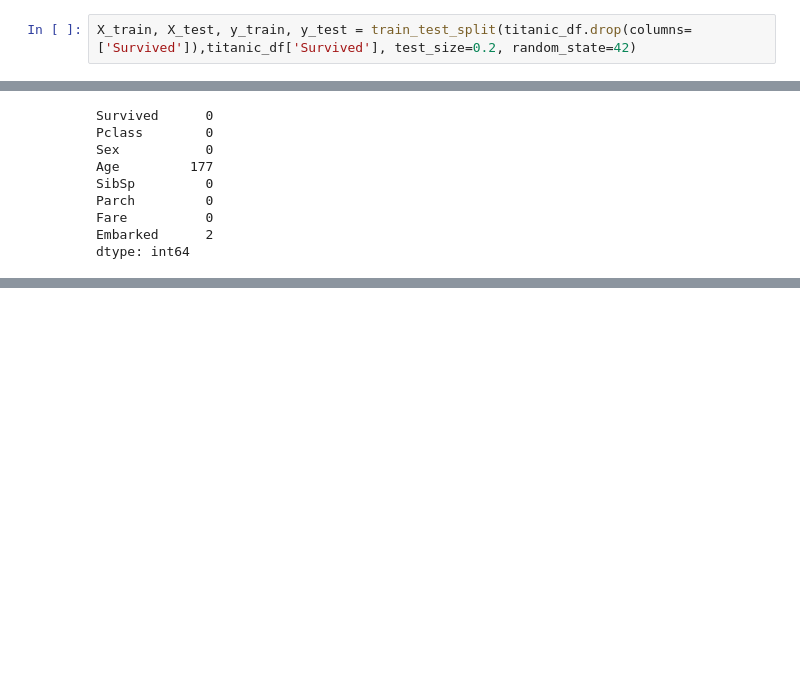
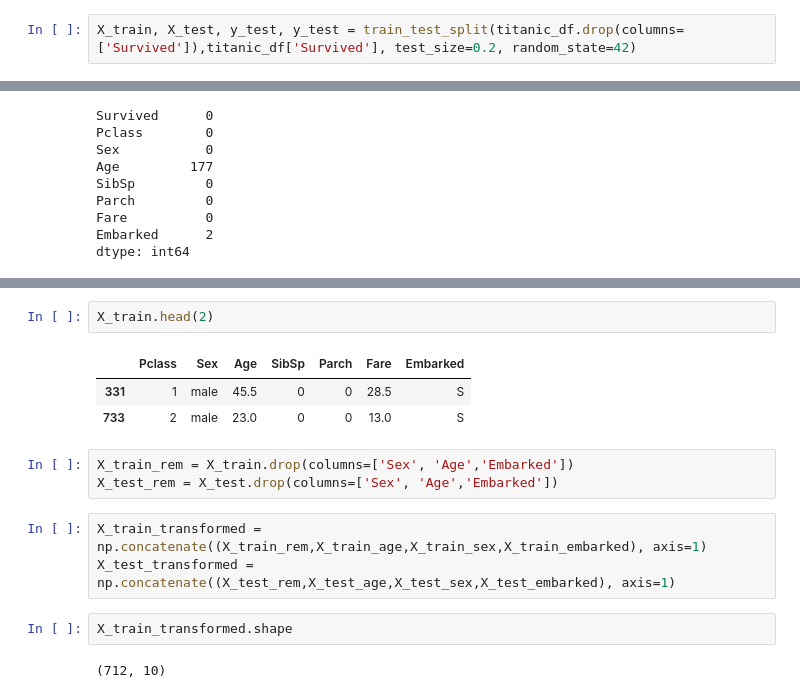
Before and after one commit to shushant15/100_days_machine_learning, a Jupyter notebook: day29-sklearn-pipelines/titanic-without-pipeline.ipynb, the cells around one changed output, grey strips where cells are left out. Saved outputs shown, nothing was run; the diff lists cells and outputs as text; blank space fills up the shorter version.

```diff
--- a/day29-sklearn-pipelines/titanic-without-pipeline.ipynb
+++ b/day29-sklearn-pipelines/titanic-without-pipeline.ipynb
@@ -49,7 +50,7 @@ titanic_df.head()
 | 3 | 1 | 1 | female | 35.0 | 1 | 0 | 53.1000 | S |
 | 4 | 0 | 3 | male | 35.0 | 0 | 0 | 8.0500 | S |
 # %%
-X_train, X_test, y_train, y_test = train_test_split(titanic_df.drop(columns=['Survived']),titanic_df['Survived'], test_size=0.2, random_state=42)
+X_train, X_test, y_test, y_test = train_test_split(titanic_df.drop(columns=['Survived']),titanic_df['Survived'], test_size=0.2, random_state=42)
 # %%
 X_train.head()
 # %% [output]
@@ -91,0 +118,16 @@ X_test_embarked = si_embarked.transform(X_test[['Embarked']])
+# %%
+X_train.head(2)
+# %% [output]
+|  | Pclass | Sex | Age | SibSp | Parch | Fare | Embarked |
+| 331 | 1 | male | 45.5 | 0 | 0 | 28.5 | S |
+| 733 | 2 | male | 23.0 | 0 | 0 | 13.0 | S |
+# %%
+X_train_rem = X_train.drop(columns=['Sex', 'Age','Embarked'])
+X_test_rem = X_test.drop(columns=['Sex', 'Age','Embarked'])
+# %%
+X_train_transformed = np.concatenate((X_train_rem,X_train_age,X_train_sex,X_train_embarked), axis=1)
+X_test_transformed = np.concatenate((X_test_rem,X_test_age,X_test_sex,X_test_embarked), axis=1)
+# %%
+X_train_transformed.shape
+# %% [output]
+(712, 10)
```
Also changed, not shown: parts of 8 cells of this notebook, 3 other files.
